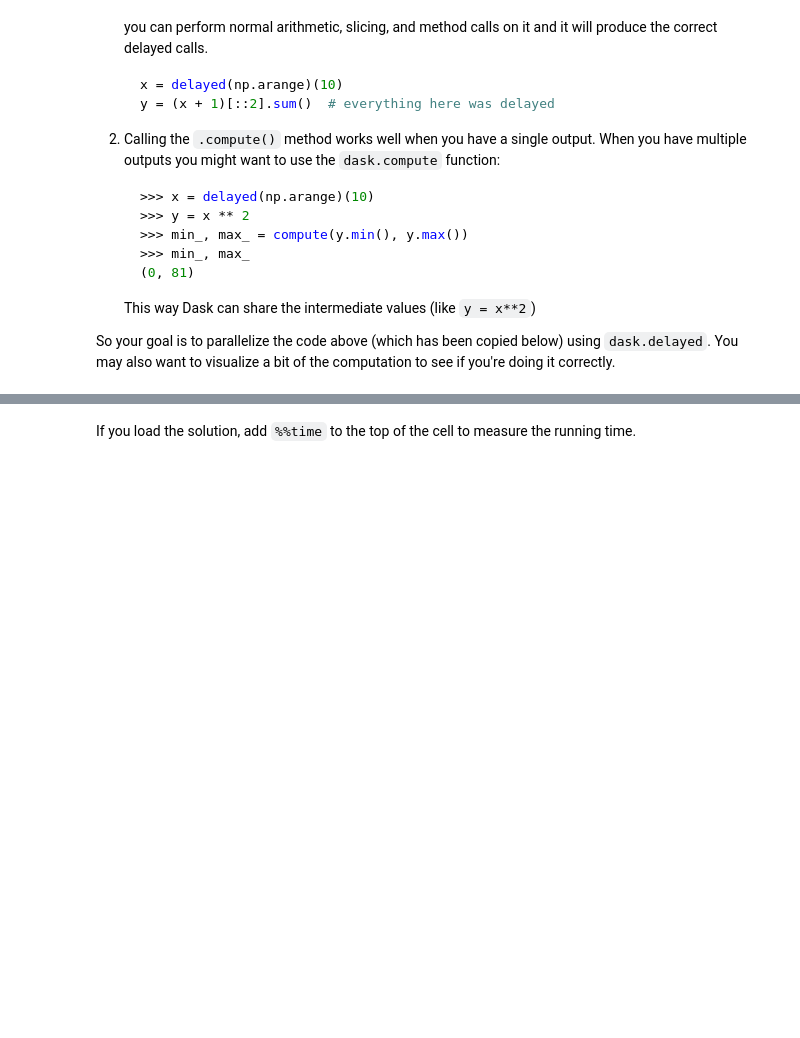
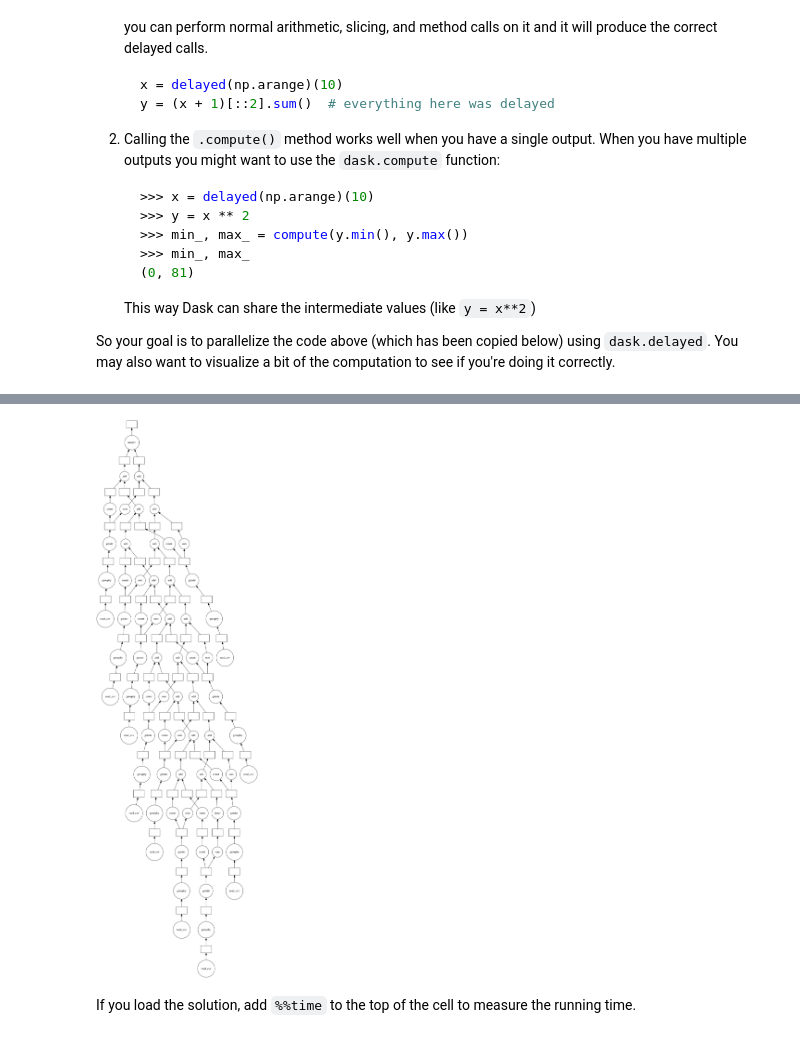
Before and after one commit to StandAloneComplex666/dask_para, a Jupyter notebook: 01_dask.delayed.ipynb, the cells around one changed output, grey strips where cells are left out. Drawn from its saved outputs; the diff is of its cells as text; code cells hidden in the pictures; blank space fills up the shorter version.

```diff
--- a/01_dask.delayed.ipynb
+++ b/01_dask.delayed.ipynb
@@ -443,2 +496,6 @@ mean
+# %%
+mean.visualize()
+# %% [output]
+[figure, added]
 # %% [markdown]
 If you load the solution, add `%%time` to the top of the cell to measure the running time.
```
Also changed, not shown: parts of 13 cells of this notebook.
